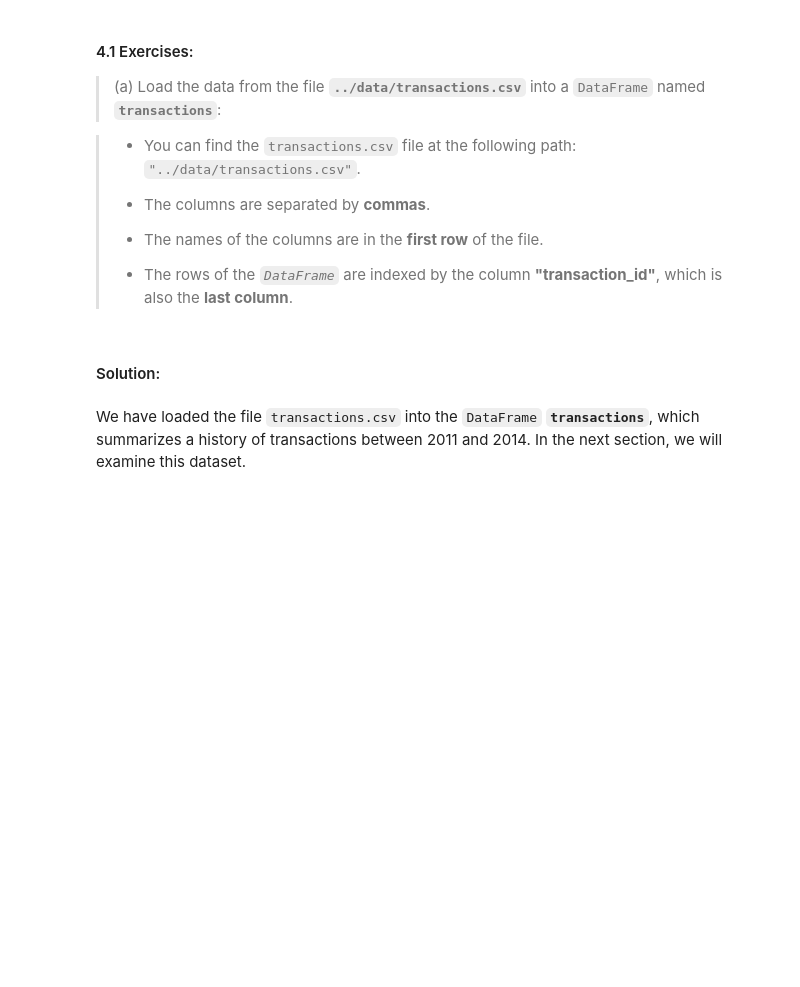
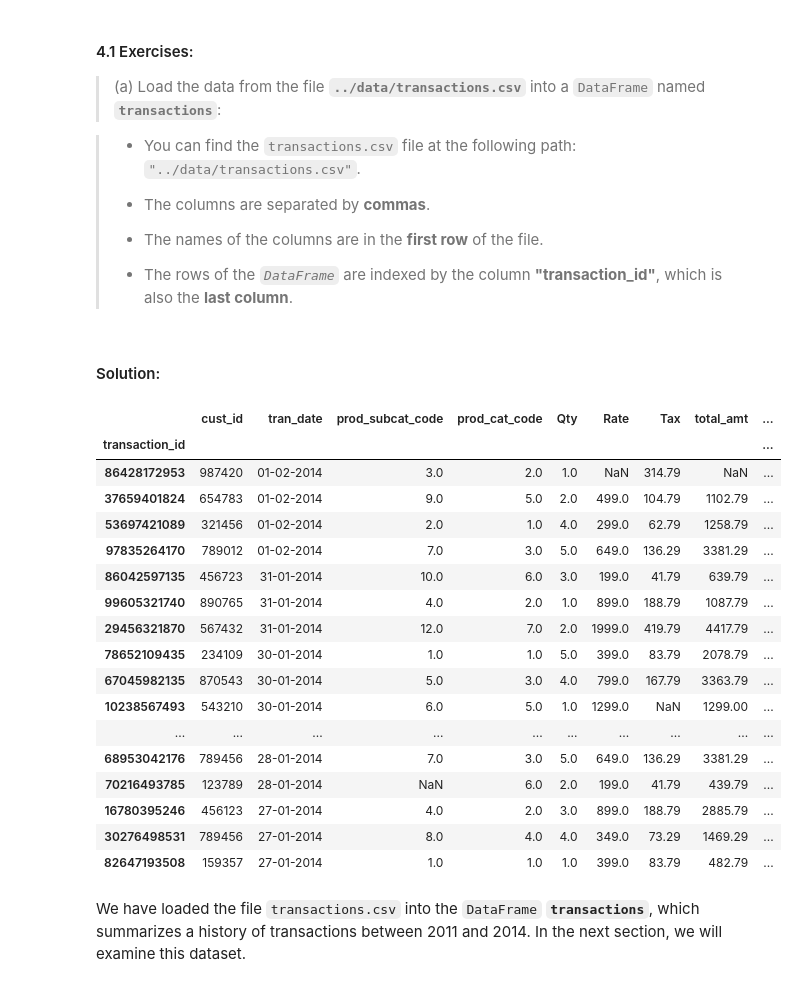
Before and after one commit to lucasfortune/python_seminar_merck, a Jupyter notebook: 2/10_pandas_intro.ipynb, the cells around one changed output. Drawn from its saved outputs; the diff is of its cells as text; code cells hidden in the pictures; blank space fills up the shorter version.

```diff
--- a/2/10_pandas_intro.ipynb
+++ b/2/10_pandas_intro.ipynb
@@ -265,19 +265,39 @@ This function returns an object of type `DataFrame` that contains all the data f
 # %%
 # You can define the column name with indices
 filepath = '../data/transactions.csv'
 
 transactions = pd.read_csv(filepath_or_buffer = filepath,          # filepath
                            sep = ',',                               # Separating character
                            header = 0,
                            index_col = "transaction_id")            # Name of column with indices
 
 
 # You can also directly enter the number of the column with indices
 
 transactions2 = pd.read_csv(filepath_or_buffer = filepath,
                            sep = ',',
                            header = 0,
                            index_col = -1) # Number of the column with indices
+transactions2.tail(20)
+# %% [output]
+|  | cust_id | tran_date | prod_subcat_code | prod_cat_code | Qty | Rate | Tax | total_amt | ... |
+| transaction_id |  |  |  |  |  |  |  |  | ... |
+| 86428172953 | 987420 | 01-02-2014 | 3.0 | 2.0 | 1.0 | NaN | 314.79 | NaN | ... |
+| 37659401824 | 654783 | 01-02-2014 | 9.0 | 5.0 | 2.0 | 499.0 | 104.79 | 1102.79 | ... |
+| 53697421089 | 321456 | 01-02-2014 | 2.0 | 1.0 | 4.0 | 299.0 | 62.79 | 1258.79 | ... |
+| 97835264170 | 789012 | 01-02-2014 | 7.0 | 3.0 | 5.0 | 649.0 | 136.29 | 3381.29 | ... |
+| 86042597135 | 456723 | 31-01-2014 | 10.0 | 6.0 | 3.0 | 199.0 | 41.79 | 639.79 | ... |
+| 99605321740 | 890765 | 31-01-2014 | 4.0 | 2.0 | 1.0 | 899.0 | 188.79 | 1087.79 | ... |
+| 29456321870 | 567432 | 31-01-2014 | 12.0 | 7.0 | 2.0 | 1999.0 | 419.79 | 4417.79 | ... |
+| 78652109435 | 234109 | 30-01-2014 | 1.0 | 1.0 | 5.0 | 399.0 | 83.79 | 2078.79 | ... |
+| 67045982135 | 870543 | 30-01-2014 | 5.0 | 3.0 | 4.0 | 799.0 | 167.79 | 3363.79 | ... |
+| 10238567493 | 543210 | 30-01-2014 | 6.0 | 5.0 | 1.0 | 1299.0 | NaN | 1299.00 | ... |
+| ... | ... | ... | ... | ... | ... | ... | ... | ... | ... |
+| 68953042176 | 789456 | 28-01-2014 | 7.0 | 3.0 | 5.0 | 649.0 | 136.29 | 3381.29 | ... |
+| 70216493785 | 123789 | 28-01-2014 | NaN | 6.0 | 2.0 | 199.0 | 41.79 | 439.79 | ... |
+| 16780395246 | 456123 | 27-01-2014 | 4.0 | 2.0 | 3.0 | 899.0 | 188.79 | 2885.79 | ... |
+| 30276498531 | 789456 | 27-01-2014 | 8.0 | 4.0 | 4.0 | 349.0 | 73.29 | 1469.29 | ... |
+| 82647193508 | 159357 | 27-01-2014 | 1.0 | 1.0 | 1.0 | 399.0 | 83.79 | 482.79 | ... |
 # %% [markdown]
 We have loaded the file `transactions.csv` into the `DataFrame` **`transactions`**, which summarizes a history of transactions between 2011 and 2014. In the next section, we will examine this dataset. <br>
 # %% [markdown]
```
Also changed, not shown: parts of 3 cells of this notebook, 14 other files.
